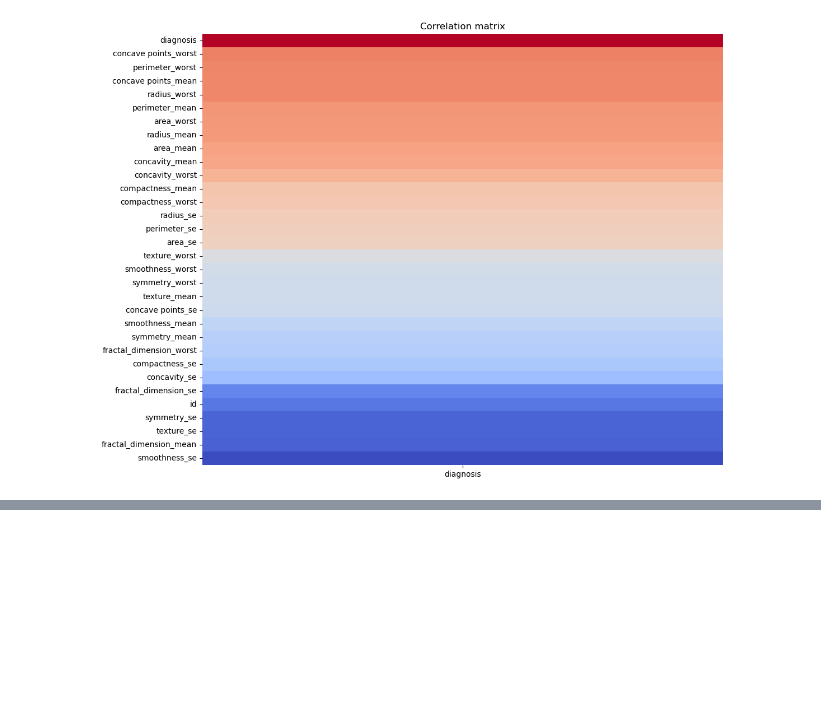
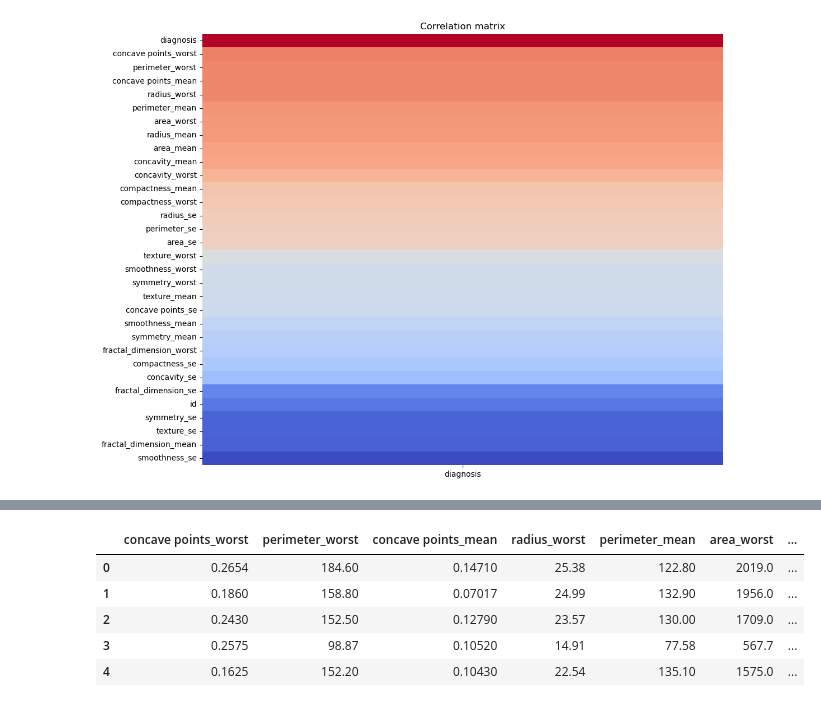
Before and after one commit to Havrylov-Serhii/Classification-Breast-Cancer, a Jupyter notebook: Analysis.ipynb, the cells around one changed output, grey strips where cells are left out. Cells and saved outputs as stored; diff of their text form; code cells hidden in the pictures; blank space fills up the shorter version.

```diff
--- a/Analysis.ipynb
+++ b/Analysis.ipynb
@@ -144,0 +156,14 @@ plt.show()
+# %%
+selected_features = correlation[correlation >= 0.6].index.tolist()
+selected_features.remove('diagnosis')
+# %%
+new_data = data[selected_features + ['diagnosis']]
+# %%
+new_data.head()
+# %% [output]
+|  | concave points_worst | perimeter_worst | concave points_mean | radius_worst | perimeter_mean | area_worst | ... |
+| 0 | 0.2654 | 184.60 | 0.14710 | 25.38 | 122.80 | 2019.0 | ... |
+| 1 | 0.1860 | 158.80 | 0.07017 | 24.99 | 132.90 | 1956.0 | ... |
+| 2 | 0.2430 | 152.50 | 0.12790 | 23.57 | 130.00 | 1709.0 | ... |
+| 3 | 0.2575 | 98.87 | 0.10520 | 14.91 | 77.58 | 567.7 | ... |
+| 4 | 0.1625 | 152.20 | 0.10430 | 22.54 | 135.10 | 1575.0 | ... |
```
Also changed, not shown: parts of 5 cells of this notebook, 1 other file.
